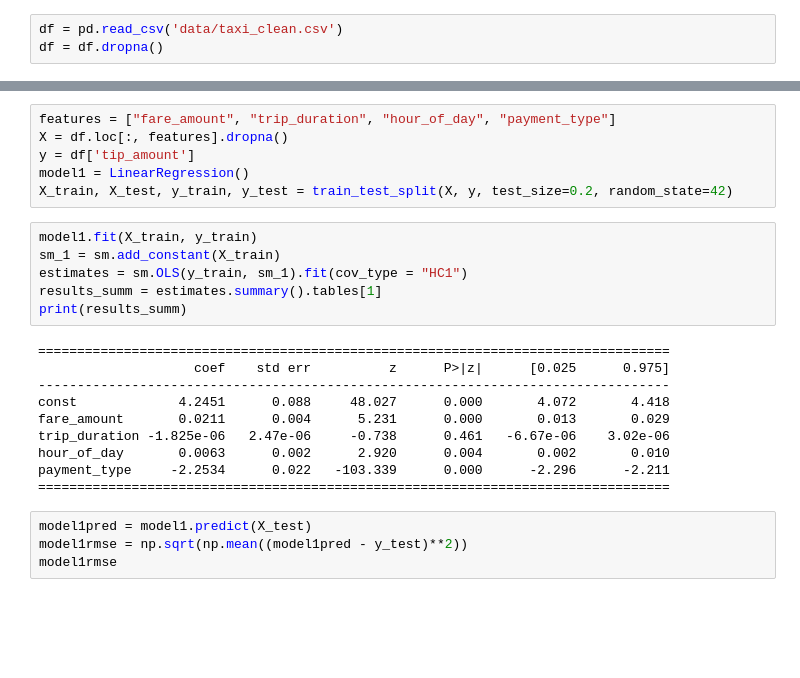
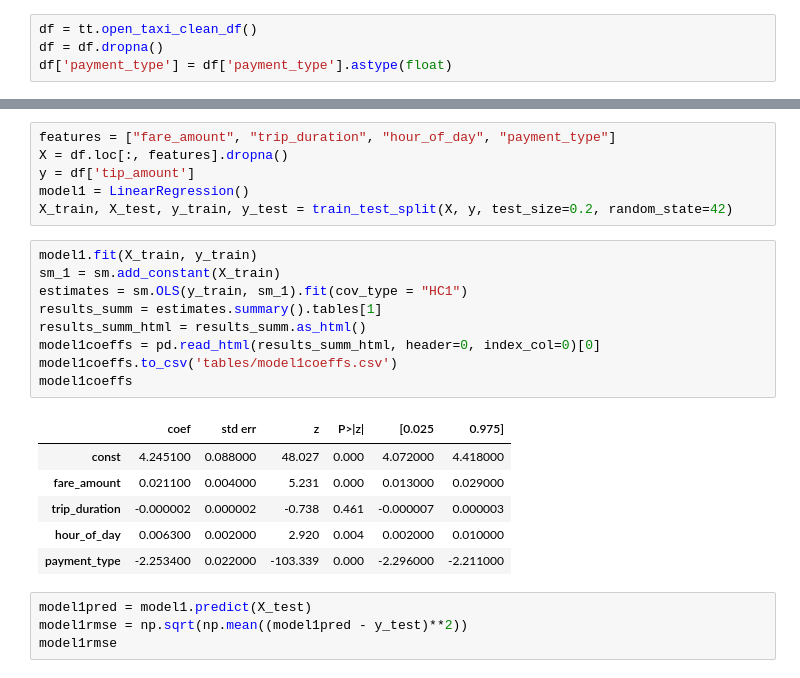
Before and after one commit to UCB-stat-159-s22/hw07-group16, a Jupyter notebook: tip_amt_prediction.ipynb, the cells around one changed output, grey strips where cells are left out. Saved outputs shown, nothing was run; the diff lists cells and outputs as text; blank space fills up the shorter version.

Commit message:
added main notebook, and two folders to store figures and dataframes, updated tip model notebook to use util functions

```diff
--- a/tip_amt_prediction.ipynb
+++ b/tip_amt_prediction.ipynb
@@ -11,8 +12,9 @@ from scipy.stats import norm
 import warnings
 warnings.filterwarnings('ignore')
 # %%
-df = pd.read_csv('data/taxi_clean.csv')
+df = tt.open_taxi_clean_df()
 df = df.dropna()
+df['payment_type'] = df['payment_type'].astype(float)
 # %%
 def corr_highlight(cell):
     highlight = 'background-color: darkorange;'
@@ -55,19 +58,19 @@ X_train, X_test, y_train, y_test = train_test_split(X, y, test_size=0.2, random_
 # %%
 model1.fit(X_train, y_train)
 sm_1 = sm.add_constant(X_train)
 estimates = sm.OLS(y_train, sm_1).fit(cov_type = "HC1")
 results_summ = estimates.summary().tables[1]
-print(results_summ)
+results_summ_html = results_summ.as_html()
+model1coeffs = pd.read_html(results_summ_html, header=0, index_col=0)[0]
+model1coeffs.to_csv('tables/model1coeffs.csv')
+model1coeffs
 # %% [output]
-=================================================================================
-                    coef    std err          z      P>|z|      [0.025      0.975]
----------------------------------------------------------------------------------
-const             4.2451      0.088     48.027      0.000       4.072       4.418
-fare_amount       0.0211      0.004      5.231      0.000       0.013       0.029
-trip_duration -1.825e-06   2.47e-06     -0.738      0.461   -6.67e-06    3.02e-06
-hour_of_day       0.0063      0.002      2.920      0.004       0.002       0.010
-payment_type     -2.2534      0.022   -103.339      0.000      -2.296      -2.211
-=================================================================================
+|  | coef | std err | z | P>|z| | [0.025 | 0.975] |
+| const | 4.245100 | 0.088000 | 48.027 | 0.000 | 4.072000 | 4.418000 |
+| fare_amount | 0.021100 | 0.004000 | 5.231 | 0.000 | 0.013000 | 0.029000 |
+| trip_duration | -0.000002 | 0.000002 | -0.738 | 0.461 | -0.000007 | 0.000003 |
+| hour_of_day | 0.006300 | 0.002000 | 2.920 | 0.004 | 0.002000 | 0.010000 |
+| payment_type | -2.253400 | 0.022000 | -103.339 | 0.000 | -2.296000 | -2.211000 |
 # %%
 model1pred = model1.predict(X_test)
 model1rmse = np.sqrt(np.mean((model1pred - y_test)**2))
```
Also changed, not shown: parts of 4 cells of this notebook, 5 other files.
